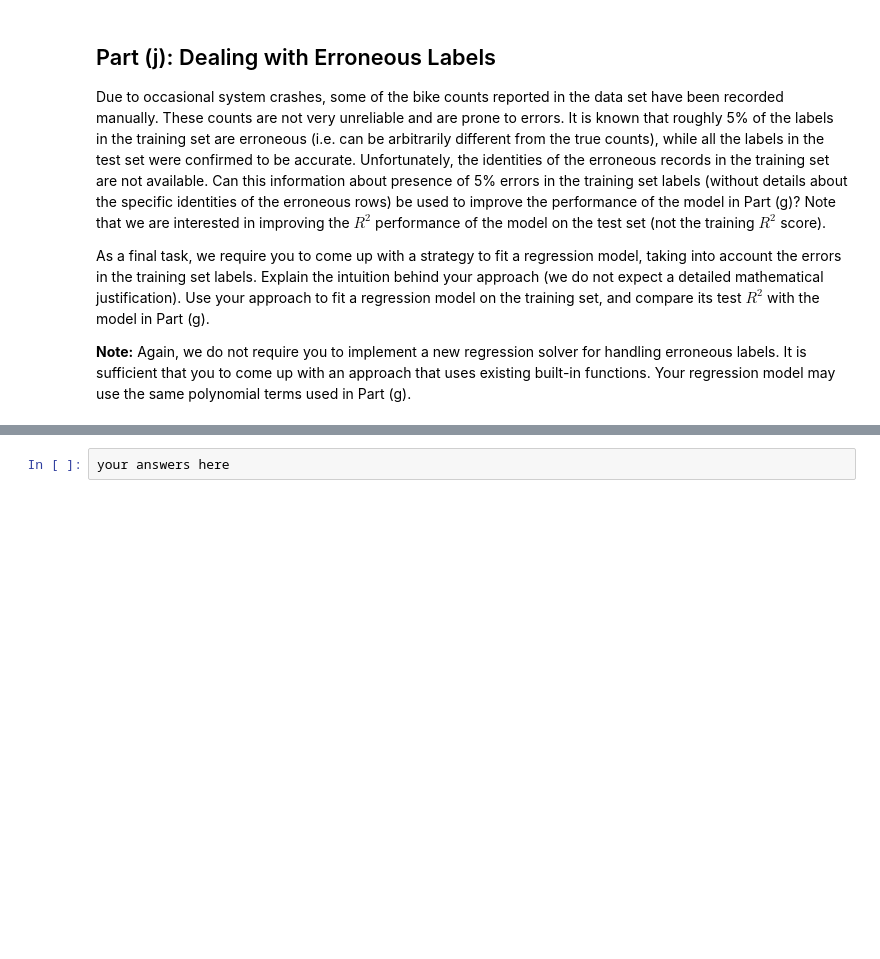
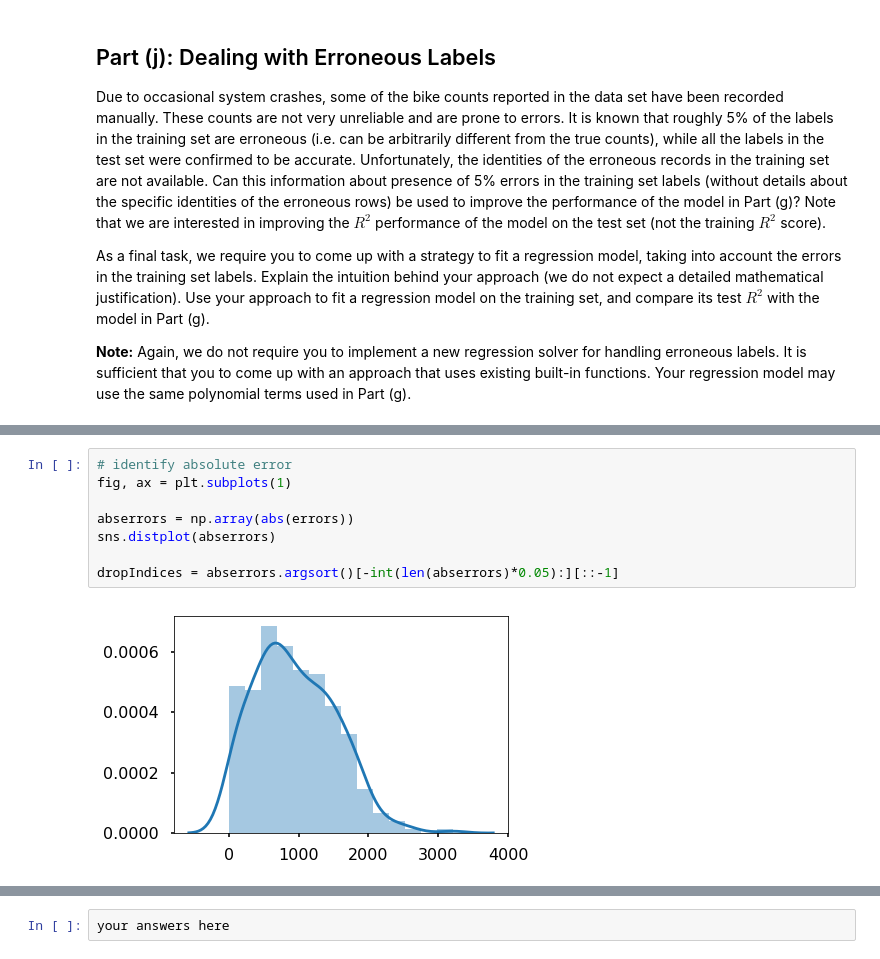
Before and after one commit to EverettSussman/CS109HW4, a Jupyter notebook: cs109a_hw4.ipynb, the cells around one changed output, grey strips where cells are left out. Drawn from its saved outputs; the diff is of its cells as text; blank space fills up the shorter version.

```diff
--- a/cs109a_hw4.ipynb
+++ b/cs109a_hw4.ipynb
@@ -558,0 +572,10 @@ As a final task, we require you to come up with a strategy to fit a regression m
+# %%
+# identify absolute error
+fig, ax = plt.subplots(1)
+
+abserrors = np.array(abs(errors))
+sns.distplot(abserrors)
+
+dropIndices = abserrors.argsort()[-int(len(abserrors)*0.05):][::-1]
+# %% [output]
+[figure, added]
```
Also changed, not shown: parts of 22 cells of this notebook.
